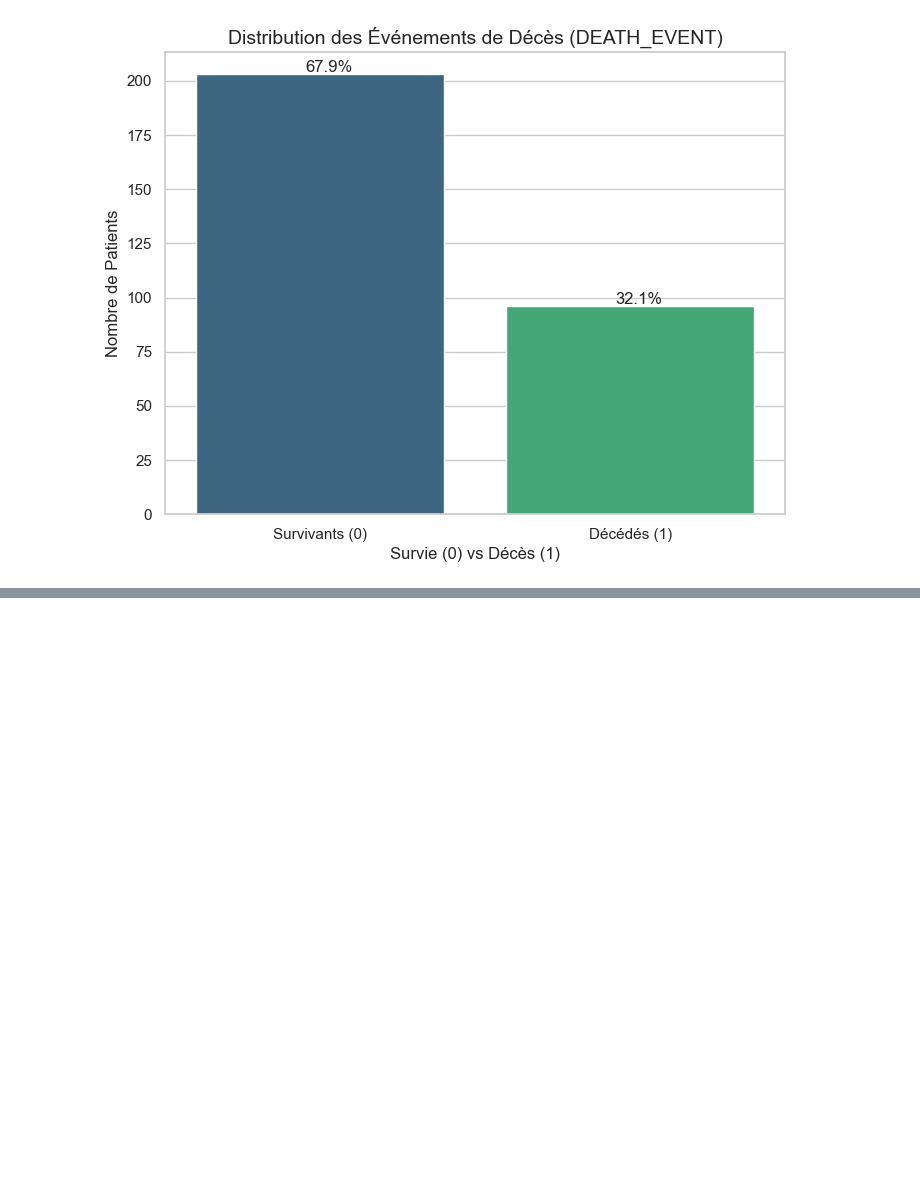
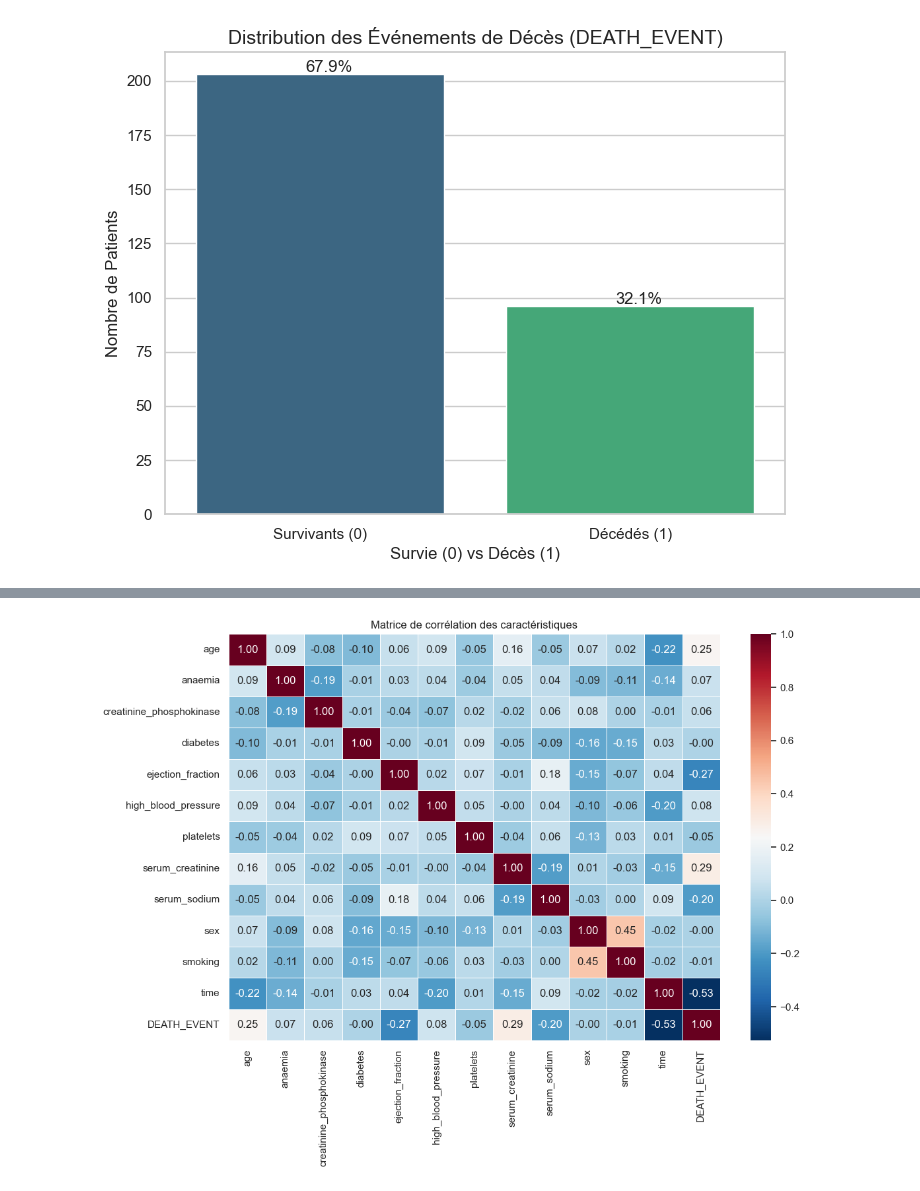
Before and after one commit to SummertimeHeatwaves/groupe1-project1-HeartFailurePrediction, a Jupyter notebook: notebooks/eda.ipynb, the cells around one changed output, grey strips where cells are left out. Drawn from its saved outputs; the diff is of its cells as text; code cells hidden in the pictures; blank space fills up the shorter version.

```diff
--- a/notebooks/eda.ipynb
+++ b/notebooks/eda.ipynb
@@ -49,0 +94,11 @@ plt.show()
+# %%
+# corrélations
+# Calcul de la matrice de corrélation
+corr_matrix = df.corr()
+
+plt.figure(figsize=(12, 8))
+sns.heatmap(corr_matrix, annot=True, cmap='RdBu_r', fmt=".2f", linewidths=0.5)
+plt.title("Matrice de corrélation des caractéristiques")
+plt.show()
+# %% [output]
+[figure, added]
```
Also changed, not shown: parts of 4 cells of this notebook, 8 other files.
